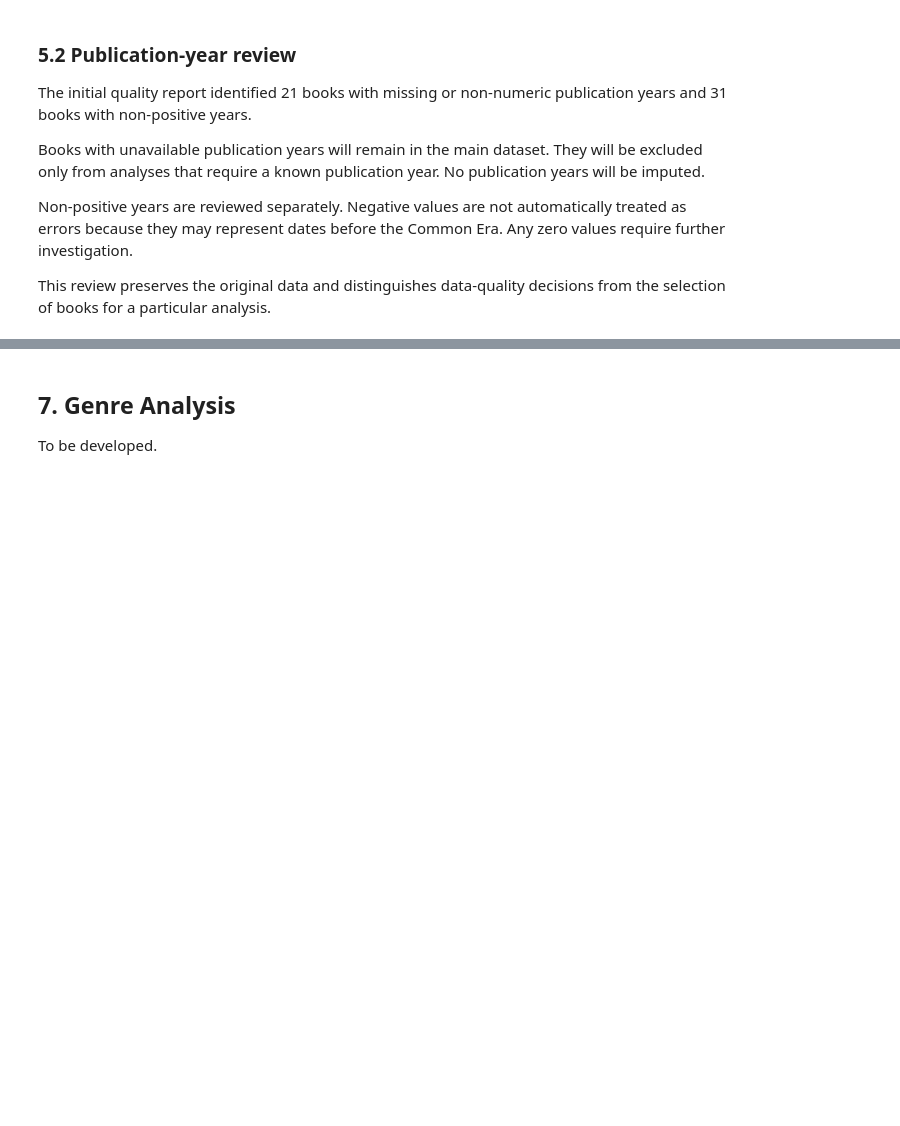
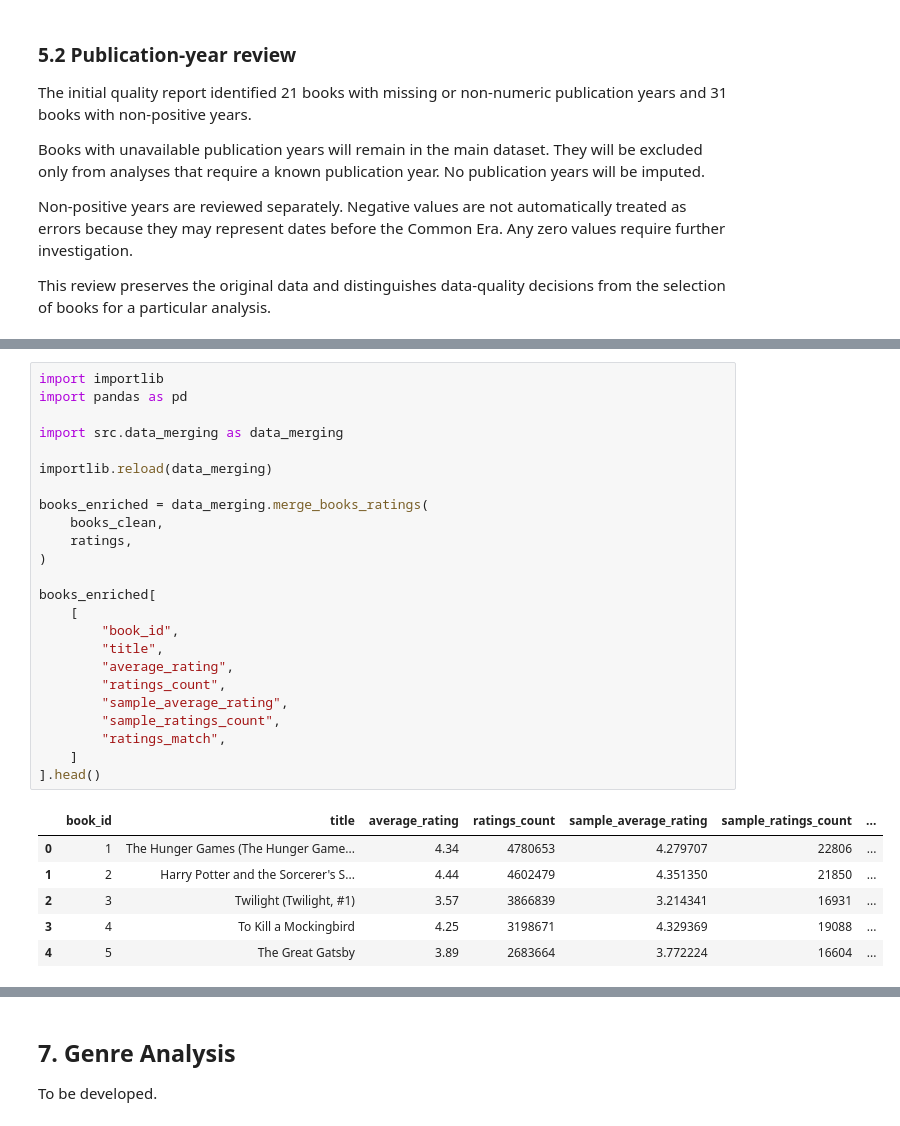
Before and after one commit to sofiagolla04/page-turners, a Jupyter notebook: page_turners_analysis.ipynb, the cells around one changed output, grey strips where cells are left out. Cells and saved outputs as stored; diff of their text form; blank space fills up the shorter version.

```diff
--- a/page_turners_analysis.ipynb
+++ b/page_turners_analysis.ipynb
@@ -344,0 +443,31 @@ books_clean[
+# %%
+import importlib
+import pandas as pd
+
+import src.data_merging as data_merging
+
+importlib.reload(data_merging)
+
+books_enriched = data_merging.merge_books_ratings(
+    books_clean,
+    ratings,
+)
+
+books_enriched[
+    [
+        "book_id",
+        "title",
+        "average_rating",
+        "ratings_count",
+        "sample_average_rating",
+        "sample_ratings_count",
+        "ratings_match",
+    ]
+].head()
+# %% [output]
+|  | book_id | title | average_rating | ratings_count | sample_average_rating | sample_ratings_count | ... |
+| 0 | 1 | The Hunger Games (The Hunger Game... | 4.34 | 4780653 | 4.279707 | 22806 | ... |
+| 1 | 2 | Harry Potter and the Sorcerer's S... | 4.44 | 4602479 | 4.351350 | 21850 | ... |
+| 2 | 3 | Twilight (Twilight, #1) | 3.57 | 3866839 | 3.214341 | 16931 | ... |
+| 3 | 4 | To Kill a Mockingbird | 4.25 | 3198671 | 4.329369 | 19088 | ... |
+| 4 | 5 | The Great Gatsby | 3.89 | 2683664 | 3.772224 | 16604 | ... |
```
Also changed, not shown: parts of 8 cells of this notebook, 1 other file.
